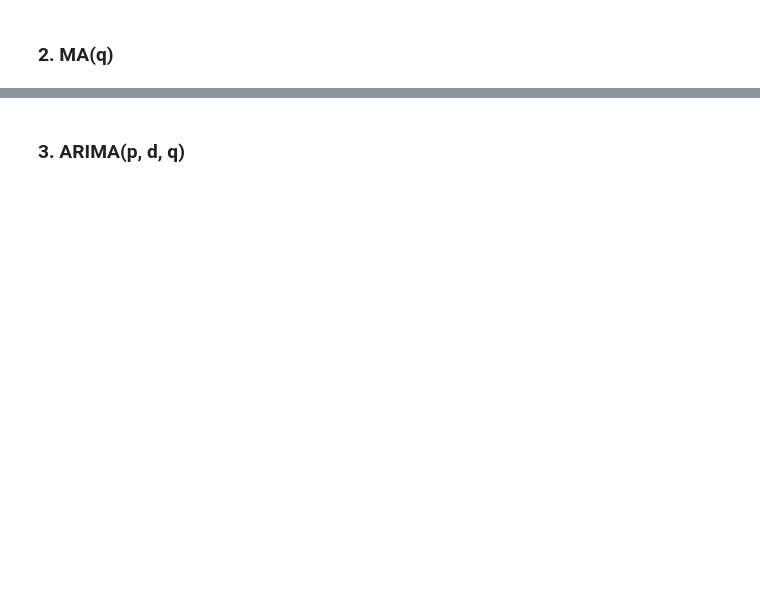
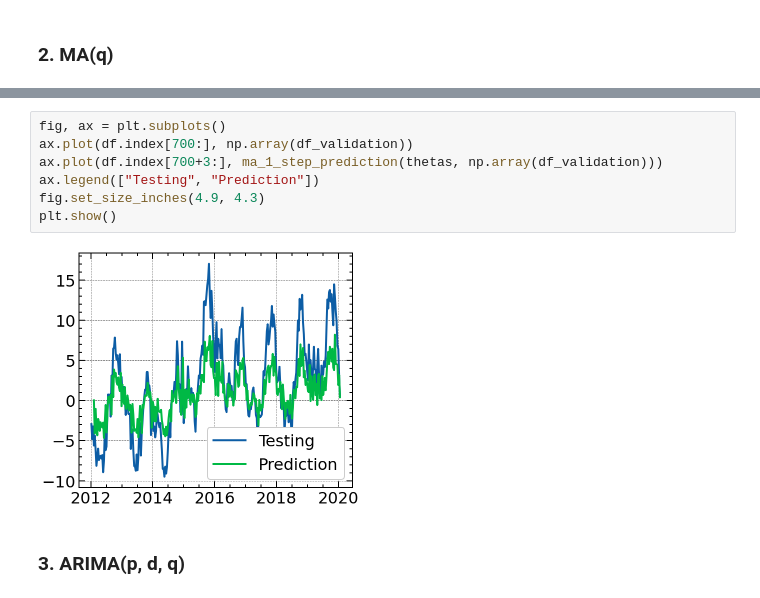
Before and after one commit to Sinbad-The-Sailor/Machine-Learning-Notebooks, a Jupyter notebook: time_series_anaylsis.ipynb, the cells around one changed output, grey strips where cells are left out. Drawn from its saved outputs; the diff is of its cells as text; blank space fills up the shorter version.

```diff
--- a/time_series_anaylsis.ipynb
+++ b/time_series_anaylsis.ipynb
@@ -323,2 +350,11 @@ Applying a MA(q) process to the detrended sea-level data, to examine its propert
+# %%
+fig, ax = plt.subplots()
+ax.plot(df.index[700:], np.array(df_validation))
+ax.plot(df.index[700+3:], ma_1_step_prediction(thetas, np.array(df_validation)))
+ax.legend(["Testing", "Prediction"])
+fig.set_size_inches(4.9, 4.3)
+plt.show()
+# %% [output]
+[figure, added]
 # %% [markdown]
 ### 3. ARIMA(p, d, q)
```
Also changed, not shown: parts of 13 cells of this notebook.
